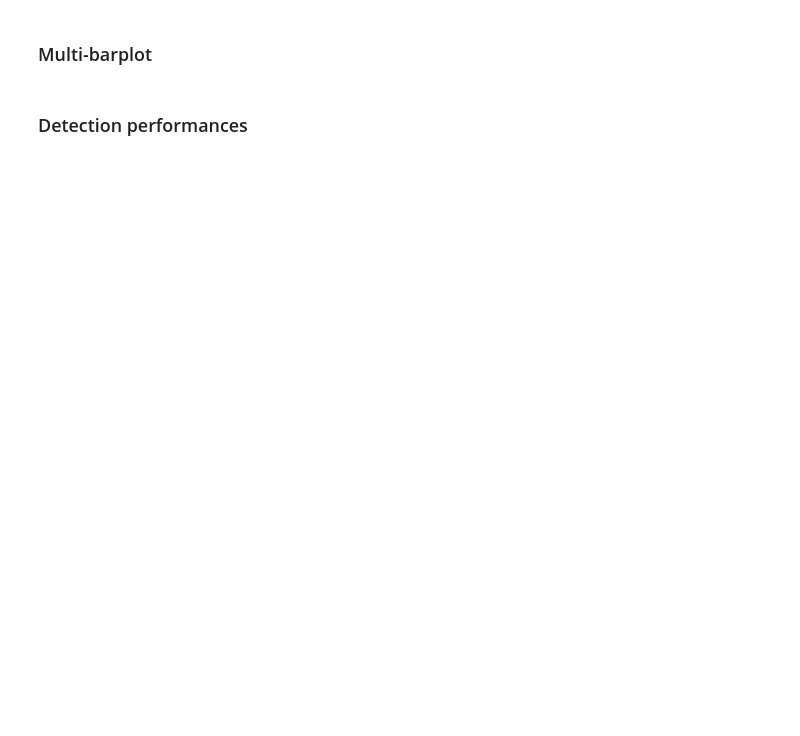
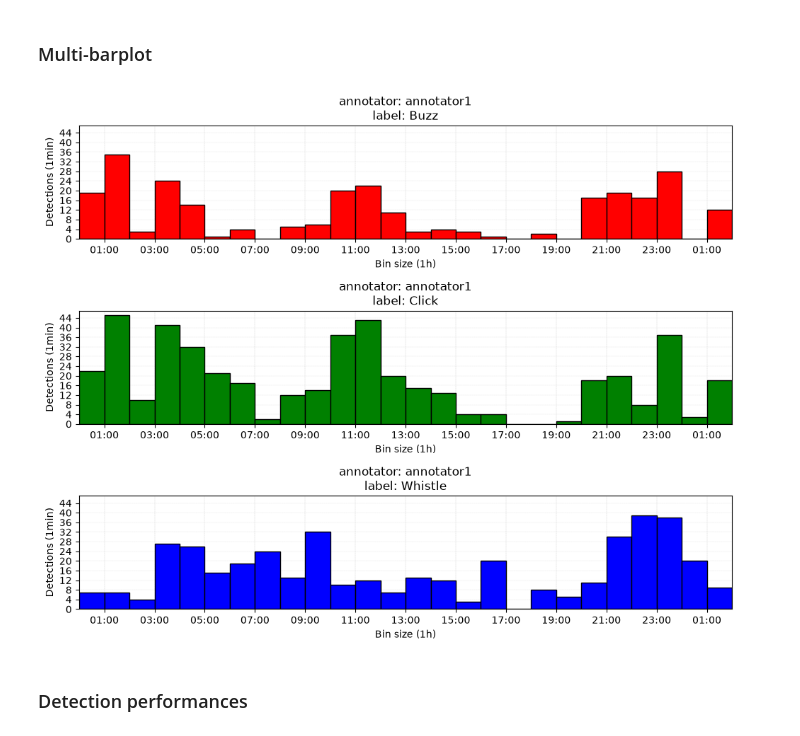
Before and after one commit to Project-OSmOSE/disclOSE, a Jupyter notebook: docs/source/example_HF.ipynb, the cells around one changed output. Saved outputs shown, nothing was run; the diff lists cells and outputs as text; code cells hidden in the pictures; blank space fills up the shorter version.

```diff
--- a/docs/source/example_HF.ipynb
+++ b/docs/source/example_HF.ipynb
@@ -61,3 +51,30 @@ plt.show()
+# %%
+fig, axs = plt.subplots(3, 1, figsize=(10, 8))
+
+lim = []
+color = ["red", "green", "blue"]
+for i, ax in enumerate(axs):
+    data.plot.histogram(
+        ax=ax,
+        annotator="annotator1",
+        label=data.label[i],
+        bin_size=Timedelta("1h"),
+        color=color[i],
+    )
+    data.plot.set_ax(
+        ax=ax,
+        x_ticks_res=Timedelta("2h"),
+        date_format="%H:%M",
+    )
+    lim.append(axs[i].get_ylim()[-1])
+
+for ax in axs:
+    ax.set_ylim([0, int(max(lim))])
+    ax.set_yticks(range(0, int(max(lim)), 4))
+
+plt.show()
+# %% [output]
+[figure, added]
 # %% [markdown]
 ### Detection performances
 # %%
```
Also changed, not shown: parts of 8 cells of this notebook, 13 other files.
